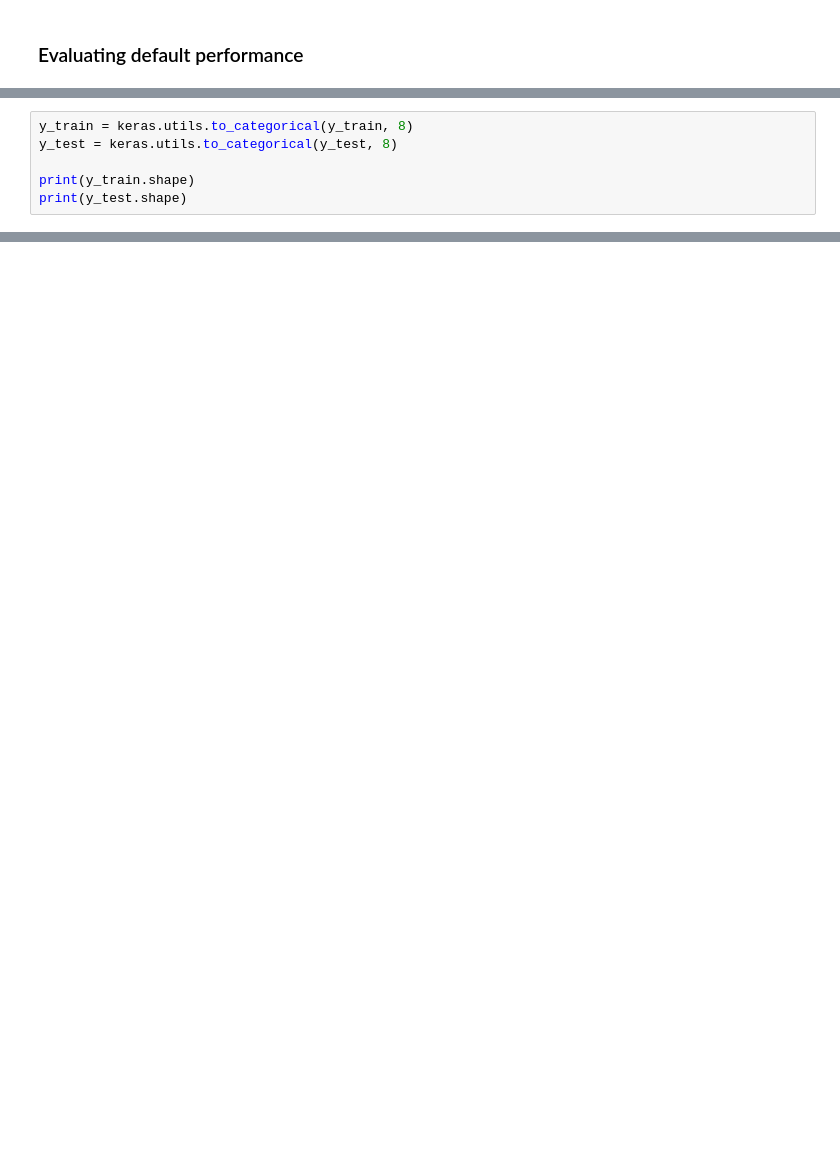
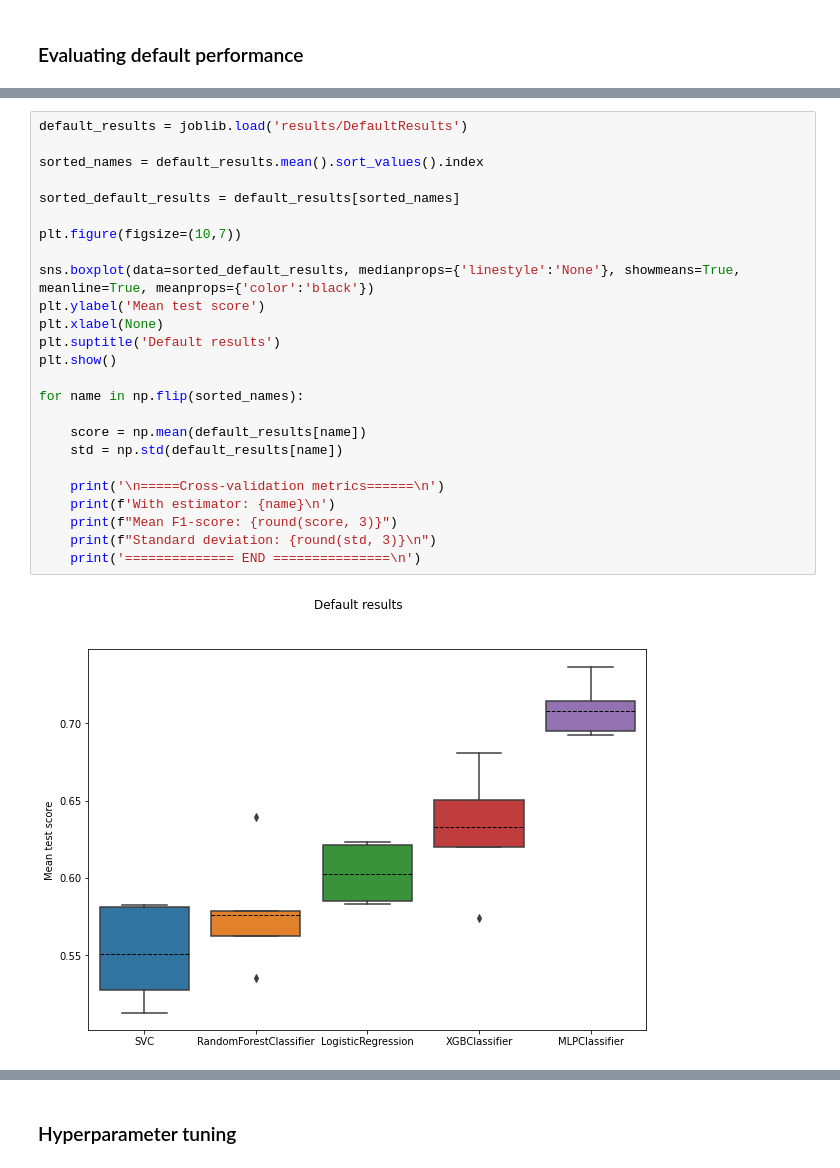
Before and after one commit to TuomasKuutsa/Emotion-classifier-project, a Jupyter notebook: EmotionClassification.ipynb, the cells around one changed output, grey strips where cells are left out. Drawn from its saved outputs; the diff is of its cells as text; blank space fills up the shorter version.

```diff
--- a/EmotionClassification.ipynb
+++ b/EmotionClassification.ipynb
@@ -330,6 +105,0 @@ print(X_test_scaled.shape)
-# %%
-y_train = keras.utils.to_categorical(y_train, 8)
-y_test = keras.utils.to_categorical(y_test, 8)
-
-print(y_train.shape)
-print(y_test.shape)
@@ -551,0 +277,27 @@ network_model.save('models/CNNClassifier.hdf5')
+# %%
+default_results = joblib.load('results/DefaultResults')
+
+sorted_names = default_results.mean().sort_values().index
+
+sorted_default_results = default_results[sorted_names]
+
+plt.figure(figsize=(10,7))
+
+sns.boxplot(data=sorted_default_results, medianprops={'linestyle':'None'}, showmeans=True, meanline=True, meanprops={'color':'black'})
+plt.ylabel('Mean test score')
+plt.xlabel(None)
+plt.suptitle('Default results')
+plt.show()
+
+for name in np.flip(sorted_names):
+
+    score = np.mean(default_results[name])
+    std = np.std(default_results[name])
+
+    print('\n=====Cross-validation metrics======\n')
+    print(f'With estimator: {name}\n')
+    print(f"Mean F1-score: {round(score, 3)}")
+    print(f"Standard deviation: {round(std, 3)}\n")
+    print('============== END ===============\n')
+# %% [output]
+[figure, added]
@@ -551,0 +321,2 @@ network_model.save('models/CNNClassifier.hdf5')
+# %% [markdown]
+### Hyperparameter tuning
```
Also changed, not shown: parts of 89 cells of this notebook, 16 other files.
